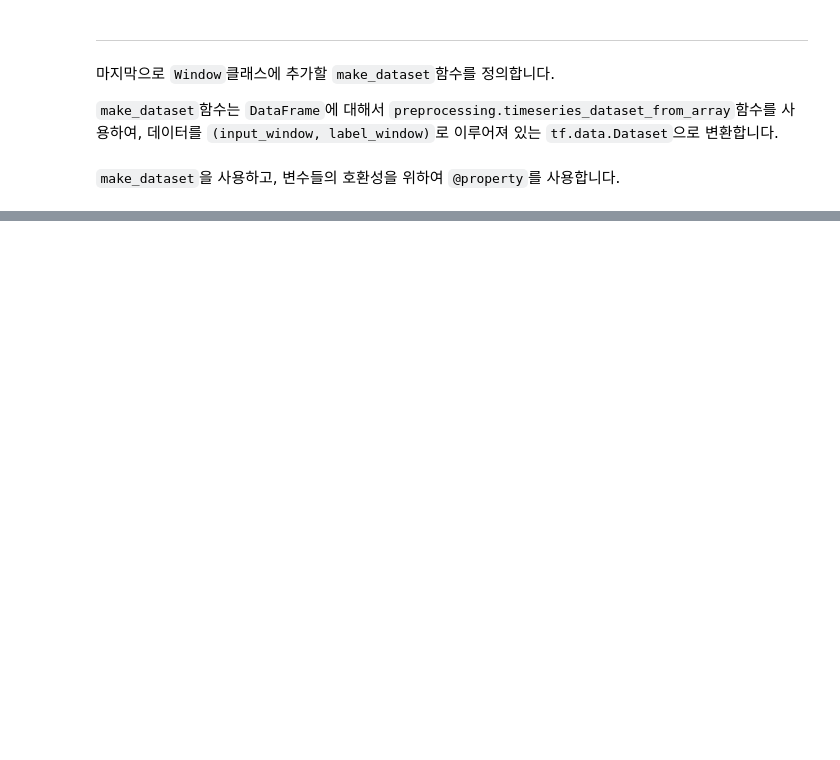
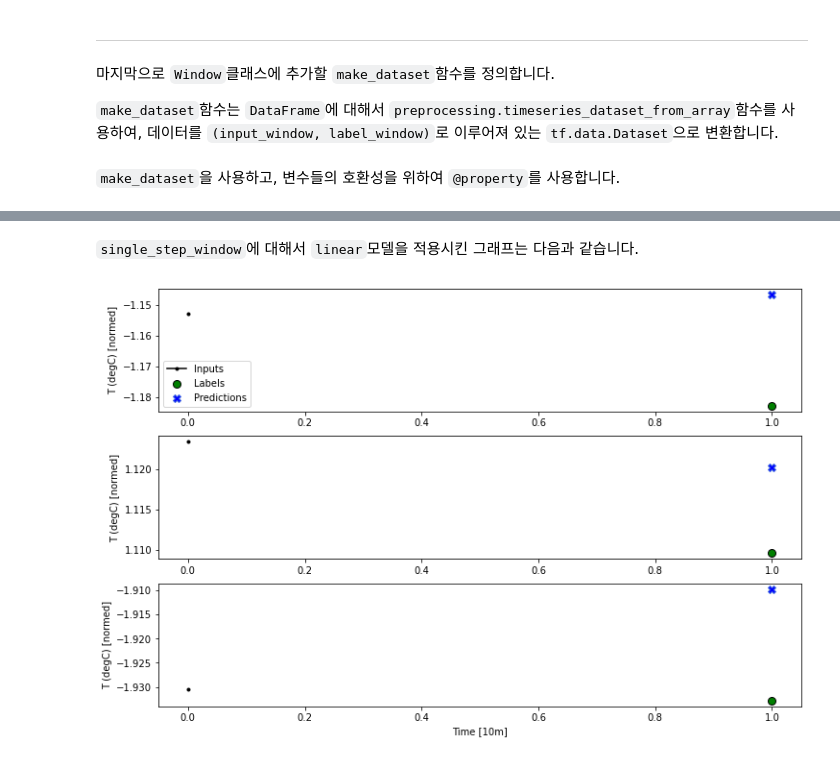
Before and after one commit to YangRokChoi/Time-Series-Forecasting-Tutorial, a Jupyter notebook: Time-Series-Forecasting-Tutorial.ipynb, the cells around one changed output, grey strips where cells are left out. Cells and saved outputs as stored; diff of their text form; code cells hidden in the pictures; blank space fills up the shorter version.

```diff
--- a/Time-Series-Forecasting-Tutorial.ipynb
+++ b/Time-Series-Forecasting-Tutorial.ipynb
@@ -396,18 +401,28 @@ Window.make_dataset = make_dataset
 # %%
 @property
 def train(self) :
-    return self.make_dataset(self.train_scaled)
+    return self.make_dataset(self.train_data)
 
 @property
 def val(self) :
-    return self.make_dataset(self.val_scaled)
+    return self.make_dataset(self.val_data)
 
 @property
 def test(self) :
-    return self.make_dataset(self.test_scaled)
+    return self.make_dataset(self.test_data)
+
+@property
+def example(self) :
+    result = getattr(self, '_example', None)
+    if result is None :
+        result = next(iter(self.train))
+        self._example = result
+    return result
+
 
 Window.train = train
 Window.val = val
 Window.test = test
+Window.example = example
 # %% [markdown]
 ---
@@ -425,0 +529,2 @@ Label column name(s) : ['T (degC)']
+# %%
+linear = tf.keras.Sequential([tf.keras.layers.Dense(units = 1)])
@@ -425,0 +568,6 @@ Label column name(s) : ['T (degC)']
+# %% [markdown]
+`single_step_window`에 대해서 `linear`모델을 적용시킨 그래프는 다음과 같습니다.
+# %%
+single_step_window.plot(linear)
+# %% [output]
+[figure, added]
```
Also changed, not shown: parts of 63 cells of this notebook.
